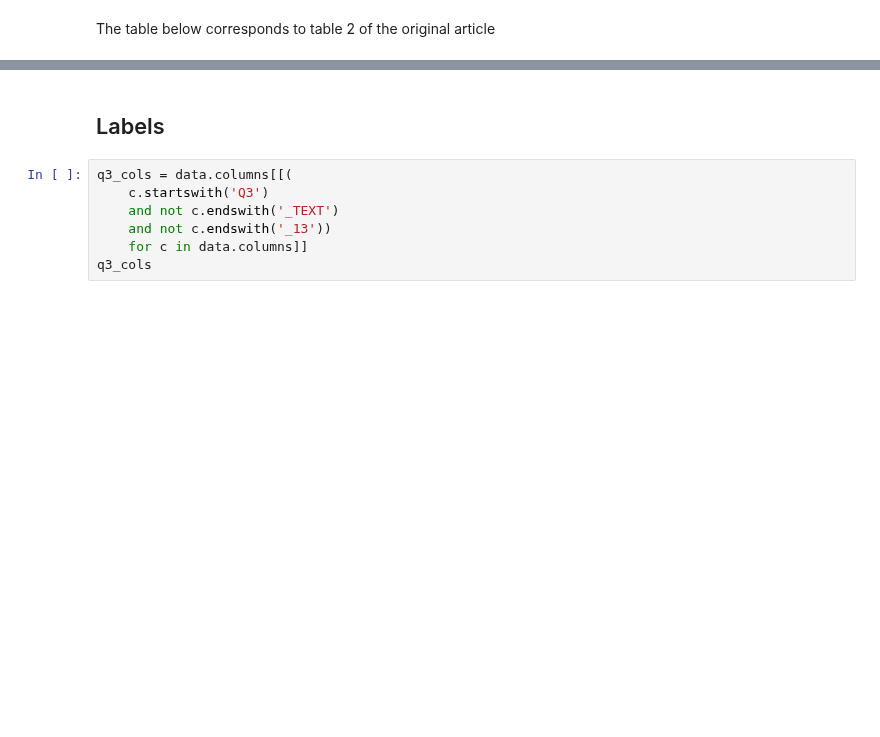
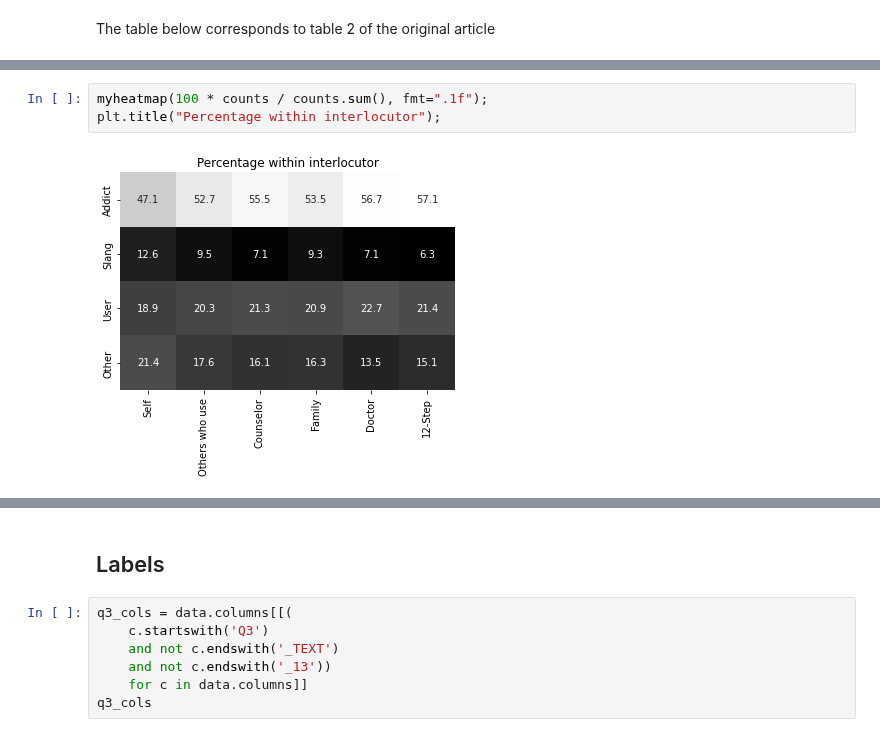
Before and after one commit to thorwhalen/likert, a Jupyter notebook: likert/examples/in_their_own_words/In their own words -- drug user self reference preferences.ipynb, the cells around one changed output, grey strips where cells are left out. Drawn from its saved outputs; the diff is of its cells as text; blank space fills up the shorter version.

```diff
--- a/likert/examples/in_their_own_words/In their own words -- drug user self reference preferences.ipynb
+++ b/likert/examples/in_their_own_words/In their own words -- drug user self reference preferences.ipynb
@@ -510,0 +648,5 @@ pd.concat([percentages, pd.DataFrame(context_counts).T, pd.DataFrame(missing).T]
+# %%
+myheatmap(100 * counts / counts.sum(), fmt=".1f");
+plt.title("Percentage within interlocutor");
+# %% [output]
+[figure, added]
```
Also changed, not shown: parts of 51 cells of this notebook.
